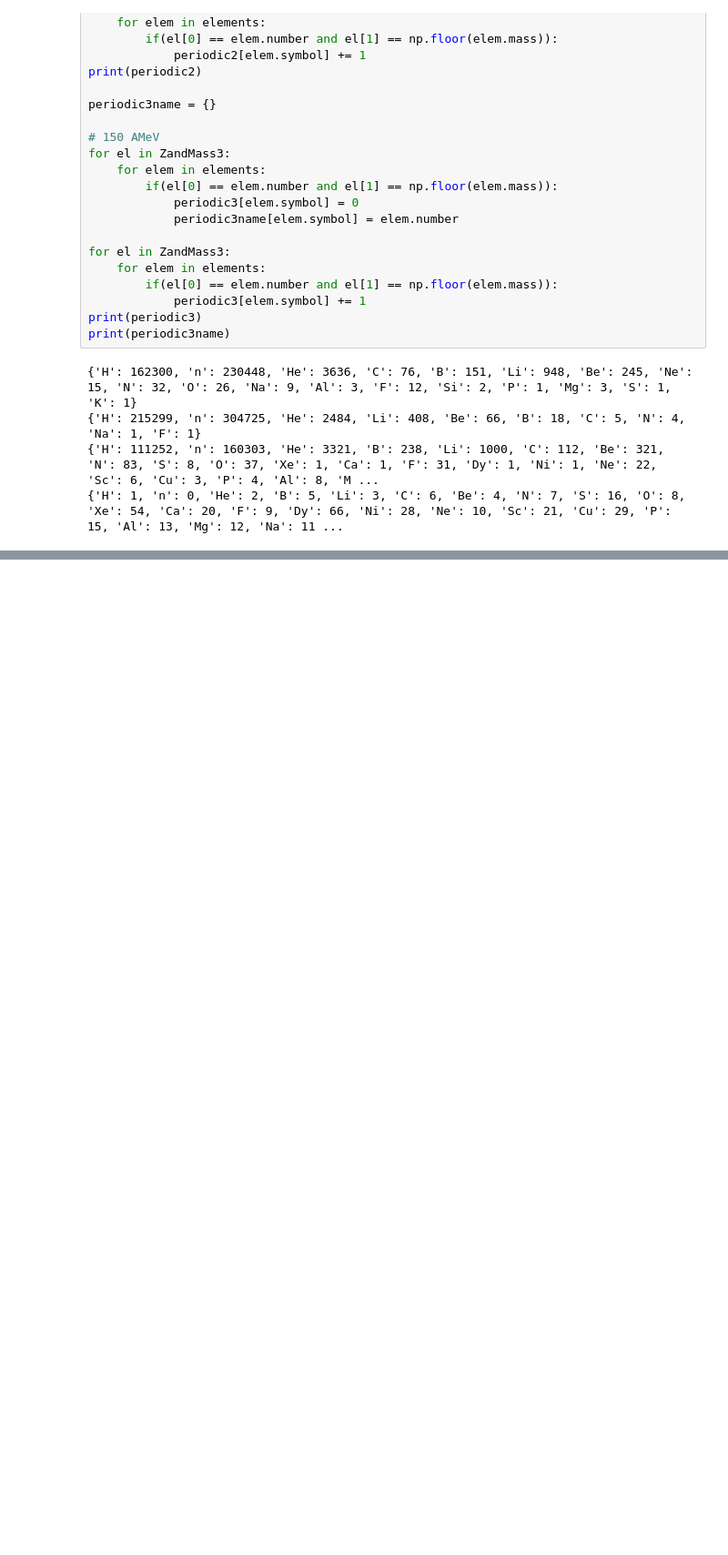
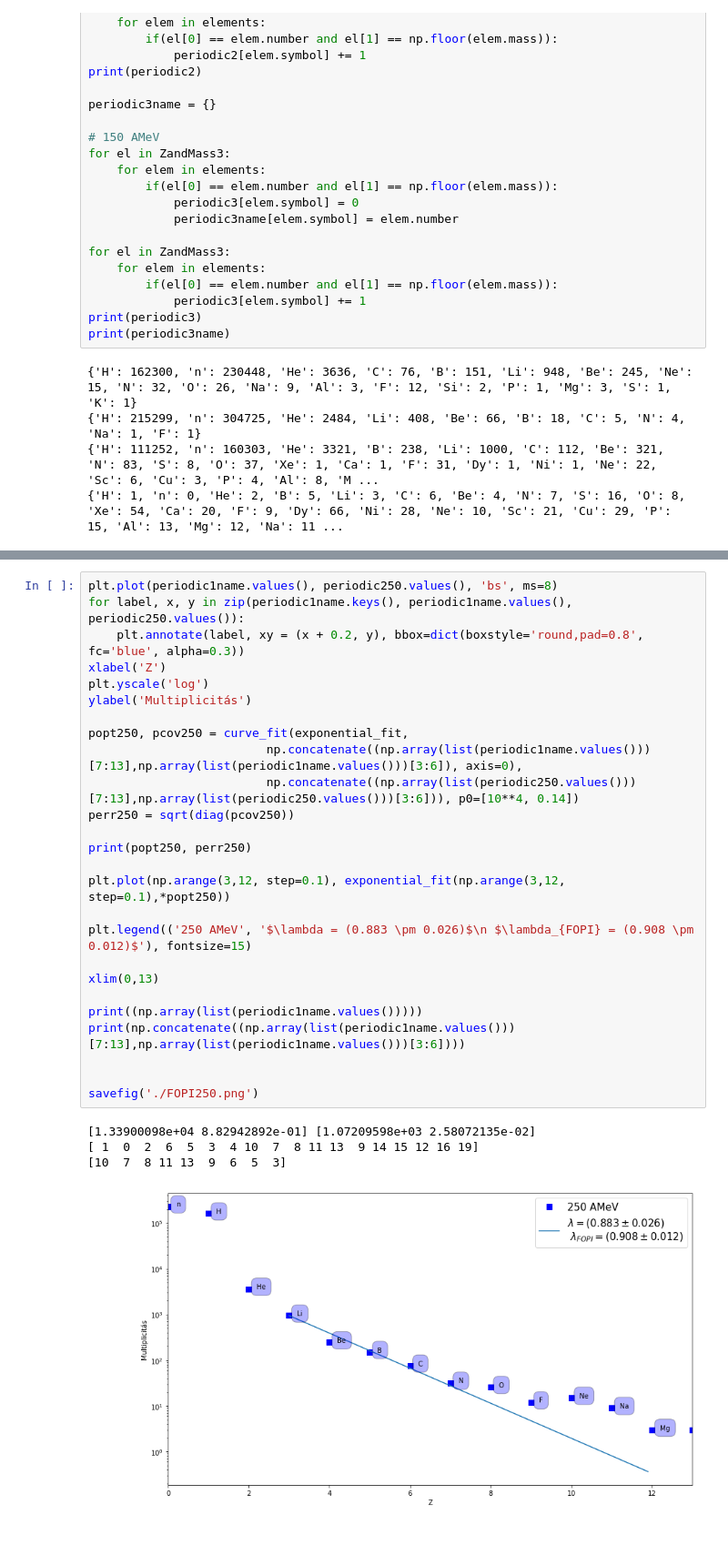
Before and after one commit to qbeer/szakdoli, a Jupyter notebook: BFS/visualize.ipynb, the cells around one changed output, grey strips where cells are left out. Shown: that part at 91% size. Cells and saved outputs as stored; diff of their text form; blank space fills up the shorter version.

```diff
--- a/BFS/visualize.ipynb
+++ b/BFS/visualize.ipynb
@@ -719,0 +722,31 @@ savefig('./chemical.png')
+# %%
+plt.plot(periodic1name.values(), periodic250.values(), 'bs', ms=8)
+for label, x, y in zip(periodic1name.keys(), periodic1name.values(), periodic250.values()):
+    plt.annotate(label, xy = (x + 0.2, y), bbox=dict(boxstyle='round,pad=0.8', fc='blue', alpha=0.3))
+xlabel('Z')
+plt.yscale('log')
+ylabel('Multiplicitás')
+
+popt250, pcov250 = curve_fit(exponential_fit,
+                         np.concatenate((np.array(list(periodic1name.values()))[7:13],np.array(list(periodic1name.values()))[3:6]), axis=0),
+                         np.concatenate((np.array(list(periodic250.values()))[7:13],np.array(list(periodic250.values()))[3:6])), p0=[10**4, 0.14])
+perr250 = sqrt(diag(pcov250))
+
+print(popt250, perr250)
+
+plt.plot(np.arange(3,12, step=0.1), exponential_fit(np.arange(3,12, step=0.1),*popt250))
+
+plt.legend(('250 AMeV', '$\lambda = (0.883 \pm 0.026)$\n $\lambda_{FOPI} = (0.908 \pm 0.012)$'), fontsize=15)
+
+xlim(0,13)
+
+print((np.array(list(periodic1name.values()))))
+print(np.concatenate((np.array(list(periodic1name.values()))[7:13],np.array(list(periodic1name.values()))[3:6])))
+
+
+savefig('./FOPI250.png')
+# %% [output]
+[1.33900098e+04 8.82942892e-01] [1.07209598e+03 2.58072135e-02]
+[ 1  0  2  6  5  3  4 10  7  8 11 13  9 14 15 12 16 19]
+[10  7  8 11 13  9  6  5  3]
+[figure, added]
```
Also changed, not shown: parts of 6 cells of this notebook, 15 other files.
